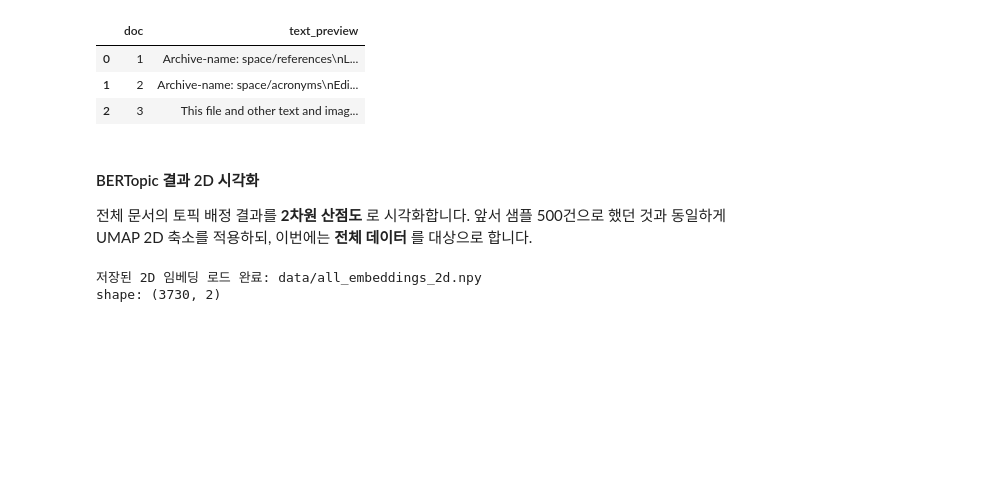
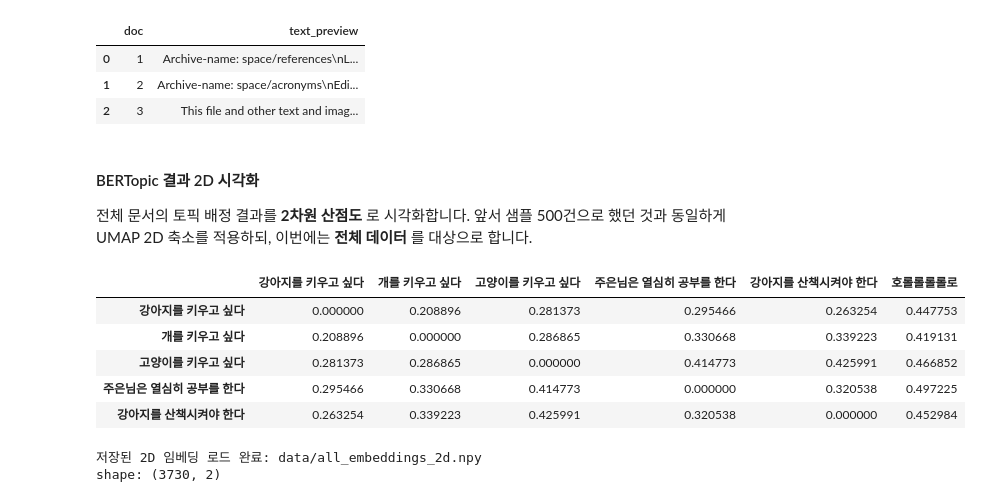
Before and after one commit to SeolMuah/text-analysis-ml, a Jupyter notebook: 3_BERTopic_토픽_모델링_1.ipynb, the cells around one changed output. Cells and saved outputs as stored; diff of their text form; code cells hidden in the pictures; blank space fills up the shorter version.

```diff
--- a/3_BERTopic_토픽_모델링_1.ipynb
+++ b/3_BERTopic_토픽_모델링_1.ipynb
@@ -894,6 +950,15 @@ display(df_repr)
 
 전체 문서의 토픽 배정 결과를 **2차원 산점도** 로 시각화합니다.
 앞서 샘플 500건으로 했던 것과 동일하게 UMAP 2D 축소를 적용하되, 이번에는 **전체 데이터** 를 대상으로 합니다.
+# %%
+df.head()
+# %% [output]
+|  | 강아지를 키우고 싶다 | 개를 키우고 싶다 | 고양이를 키우고 싶다 | 주은님은 열심히 공부를 한다 | 강아지를 산책시켜야 한다 | 호롤롤롤롤로 |
+| 강아지를 키우고 싶다 | 0.000000 | 0.208896 | 0.281373 | 0.295466 | 0.263254 | 0.447753 |
+| 개를 키우고 싶다 | 0.208896 | 0.000000 | 0.286865 | 0.330668 | 0.339223 | 0.419131 |
+| 고양이를 키우고 싶다 | 0.281373 | 0.286865 | 0.000000 | 0.414773 | 0.425991 | 0.466852 |
+| 주은님은 열심히 공부를 한다 | 0.295466 | 0.330668 | 0.414773 | 0.000000 | 0.320538 | 0.497225 |
+| 강아지를 산책시켜야 한다 | 0.263254 | 0.339223 | 0.425991 | 0.320538 | 0.000000 | 0.452984 |
 # %%
 # 전체 임베딩을 2차원으로 축소합니다 (시각화 전용)
 # BERTopic 내부 UMAP과 동일한 metric/n_neighbors를 사용하되, 2차원으로 축소합니다
```
Also changed, not shown: parts of 5 cells of this notebook, 2 other files.
